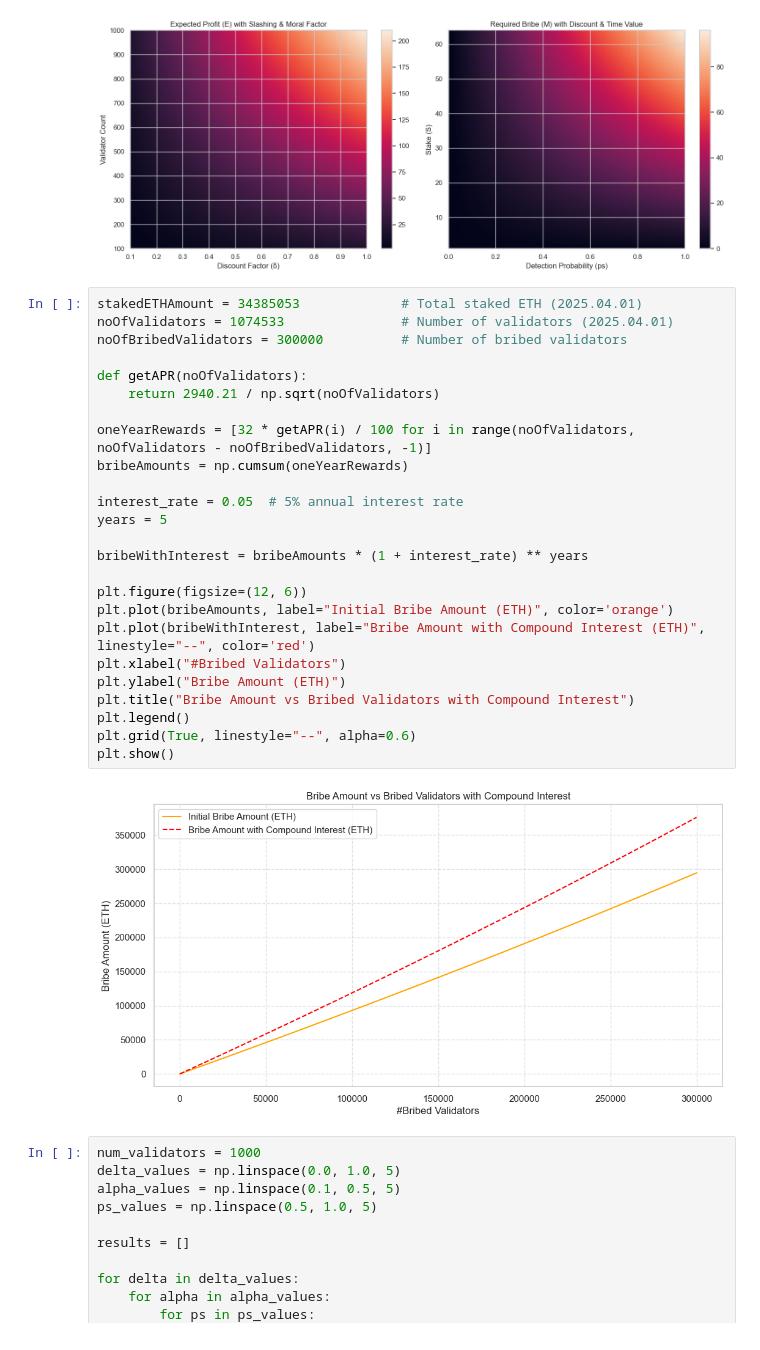
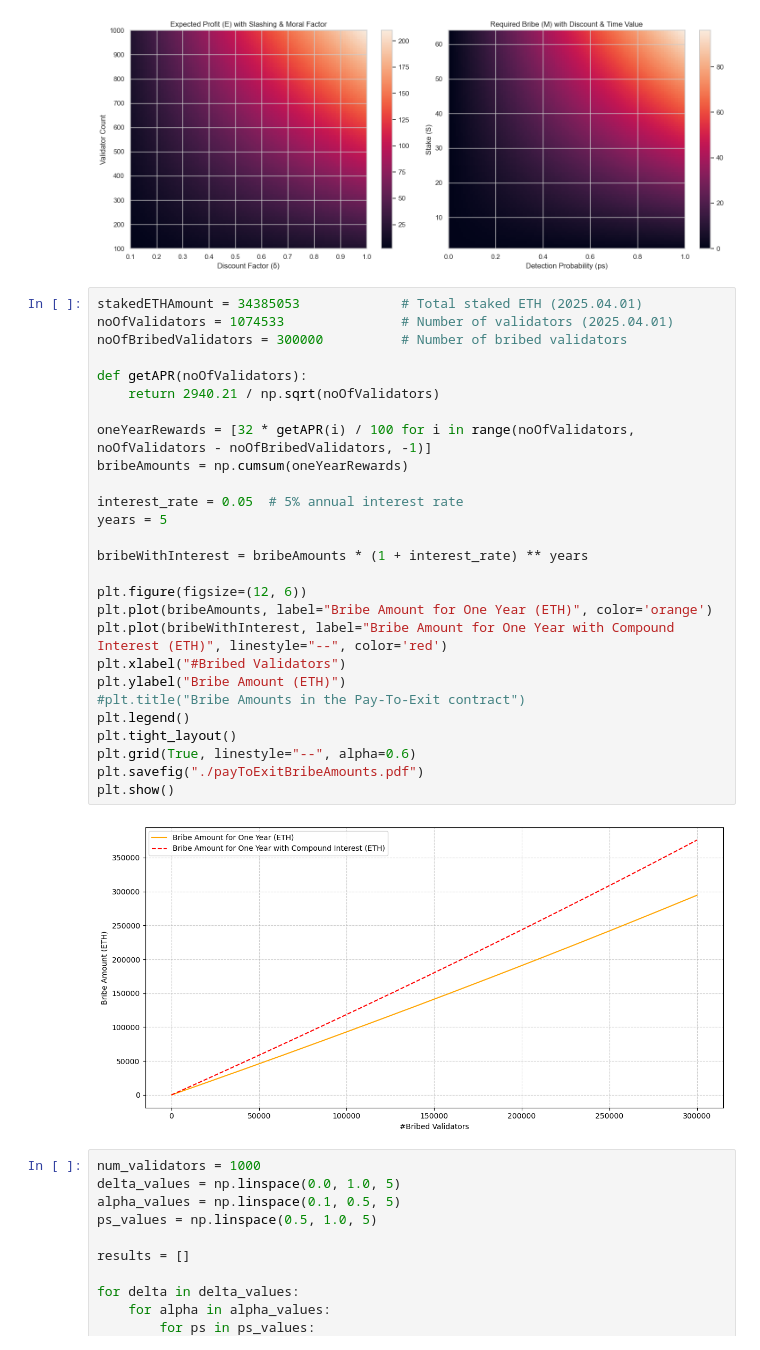
Before and after one commit to 0xSooki/bribery-zoo, a Jupyter notebook: Figures/playground.ipynb, the cells around one changed output. Cells and saved outputs as stored; diff of their text form.

Commit message:
One quick figure

```diff
--- a/Figures/playground.ipynb
+++ b/Figures/playground.ipynb
@@ -157,30 +161,32 @@ generate_dynamic_heatmaps(alpha=0.3, ps=0.7, delta=0.8, time_value=0.2)
 # %%
 stakedETHAmount = 34385053             # Total staked ETH (2025.04.01)
 noOfValidators = 1074533               # Number of validators (2025.04.01)
 noOfBribedValidators = 300000          # Number of bribed validators
 
 def getAPR(noOfValidators):
     return 2940.21 / np.sqrt(noOfValidators)
 
 oneYearRewards = [32 * getAPR(i) / 100 for i in range(noOfValidators, noOfValidators - noOfBribedValidators, -1)]
 bribeAmounts = np.cumsum(oneYearRewards)
 
 interest_rate = 0.05  # 5% annual interest rate
 years = 5
 
 bribeWithInterest = bribeAmounts * (1 + interest_rate) ** years
 
 plt.figure(figsize=(12, 6))
-plt.plot(bribeAmounts, label="Initial Bribe Amount (ETH)", color='orange')
-plt.plot(bribeWithInterest, label="Bribe Amount with Compound Interest (ETH)", linestyle="--", color='red')
+plt.plot(bribeAmounts, label="Bribe Amount for One Year (ETH)", color='orange')
+plt.plot(bribeWithInterest, label="Bribe Amount for One Year with Compound Interest (ETH)", linestyle="--", color='red')
 plt.xlabel("#Bribed Validators")
 plt.ylabel("Bribe Amount (ETH)")
-plt.title("Bribe Amount vs Bribed Validators with Compound Interest")
+#plt.title("Bribe Amounts in the Pay-To-Exit contract")
 plt.legend()
+plt.tight_layout()
 plt.grid(True, linestyle="--", alpha=0.6)
+plt.savefig("./payToExitBribeAmounts.pdf")
 plt.show()
 # %% [output]
-[figure, old version]
+[figure, new version]
 # %%
 num_validators = 1000
 delta_values = np.linspace(0.0, 1.0, 5)
```
Also changed, not shown: parts of 3 cells of this notebook, 1 other file.
